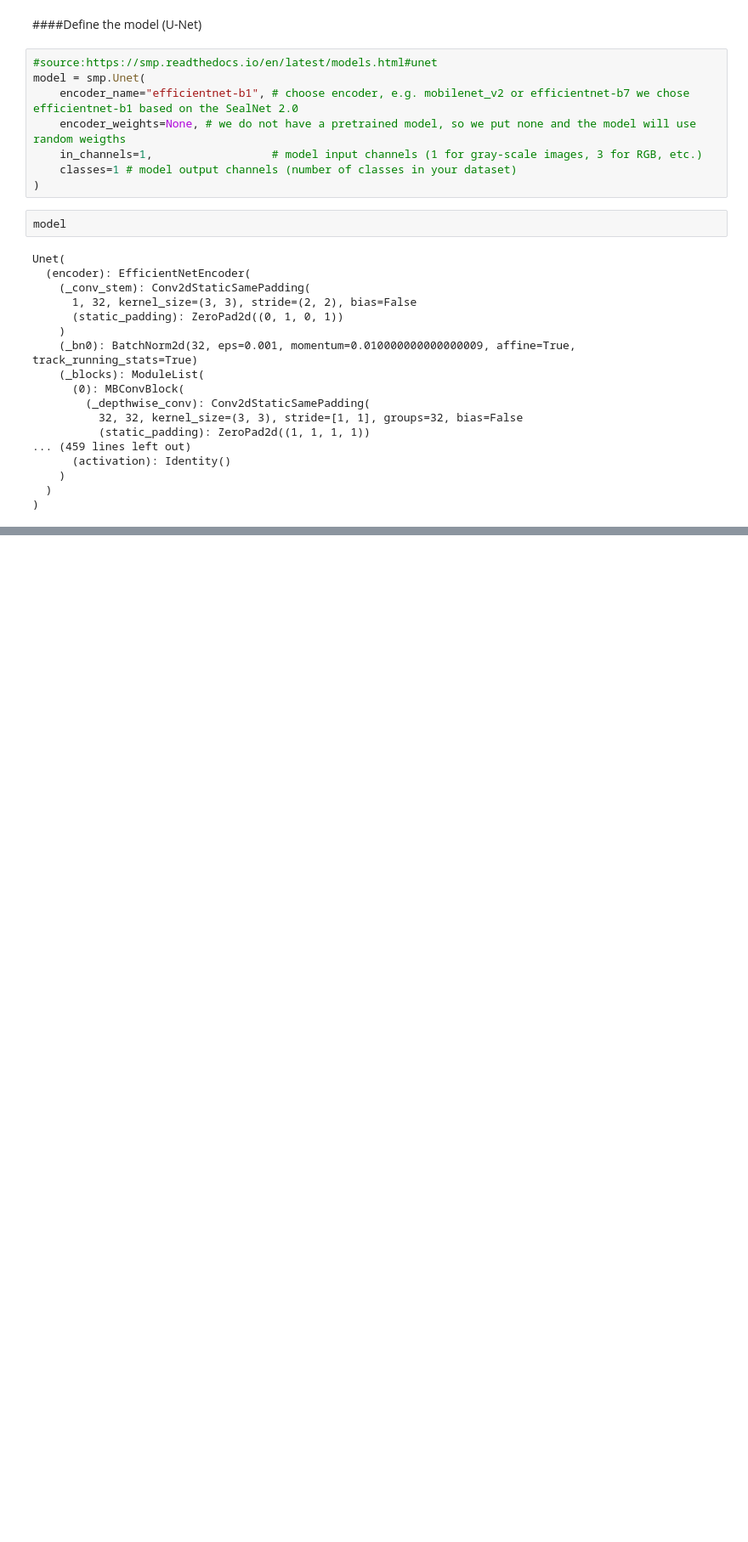
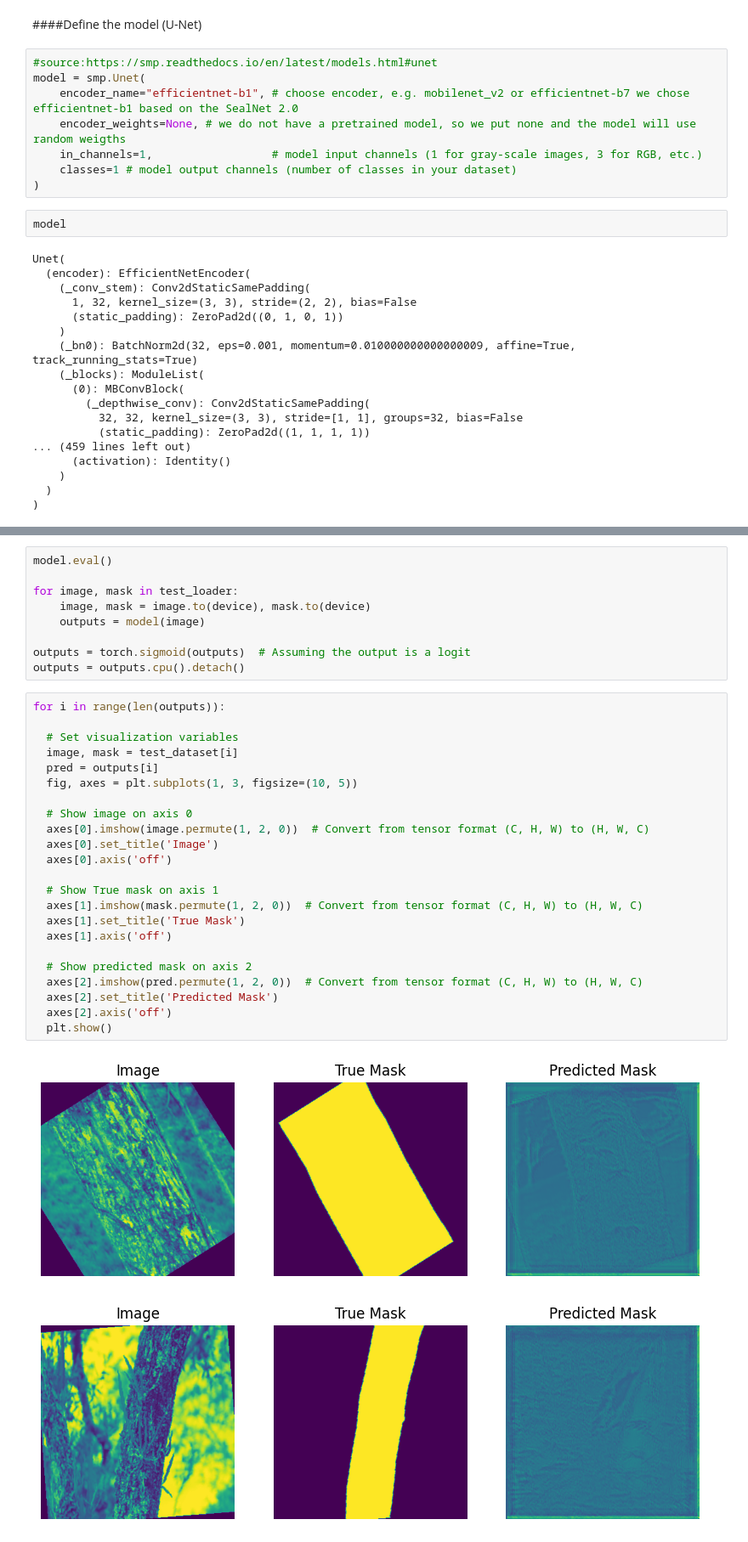
Before and after one commit to GeoKauko/TheNavySeals, a Jupyter notebook: 2_Seal_detection.ipynb, the cells around one changed output, grey strips where cells are left out. Shown at 85% size. Cells and saved outputs as stored; diff of their text form; blank space fills up the shorter version.

```diff
--- a/2_Seal_detection.ipynb
+++ b/2_Seal_detection.ipynb
@@ -280,0 +315,35 @@ Epoch 1/1, Train Loss: 0.5184, Test Loss: 0.7478
+# %%
+model.eval()
+
+for image, mask in test_loader:
+    image, mask = image.to(device), mask.to(device)
+    outputs = model(image)
+
+outputs = torch.sigmoid(outputs)  # Assuming the output is a logit
+outputs = outputs.cpu().detach()
+# %%
+for i in range(len(outputs)):
+
+  # Set visualization variables
+  image, mask = test_dataset[i]
+  pred = outputs[i]
+  fig, axes = plt.subplots(1, 3, figsize=(10, 5))
+
+  # Show image on axis 0
+  axes[0].imshow(image.permute(1, 2, 0))  # Convert from tensor format (C, H, W) to (H, W, C)
+  axes[0].set_title('Image')
+  axes[0].axis('off')
+
+  # Show True mask on axis 1
+  axes[1].imshow(mask.permute(1, 2, 0))  # Convert from tensor format (C, H, W) to (H, W, C)
+  axes[1].set_title('True Mask')
+  axes[1].axis('off')
+
+  # Show predicted mask on axis 2
+  axes[2].imshow(pred.permute(1, 2, 0))  # Convert from tensor format (C, H, W) to (H, W, C)
+  axes[2].set_title('Predicted Mask')
+  axes[2].axis('off')
+  plt.show()
+# %% [output]
+[figure, added]
+[figure, added]
```
Also changed, not shown: parts of 8 cells of this notebook.
